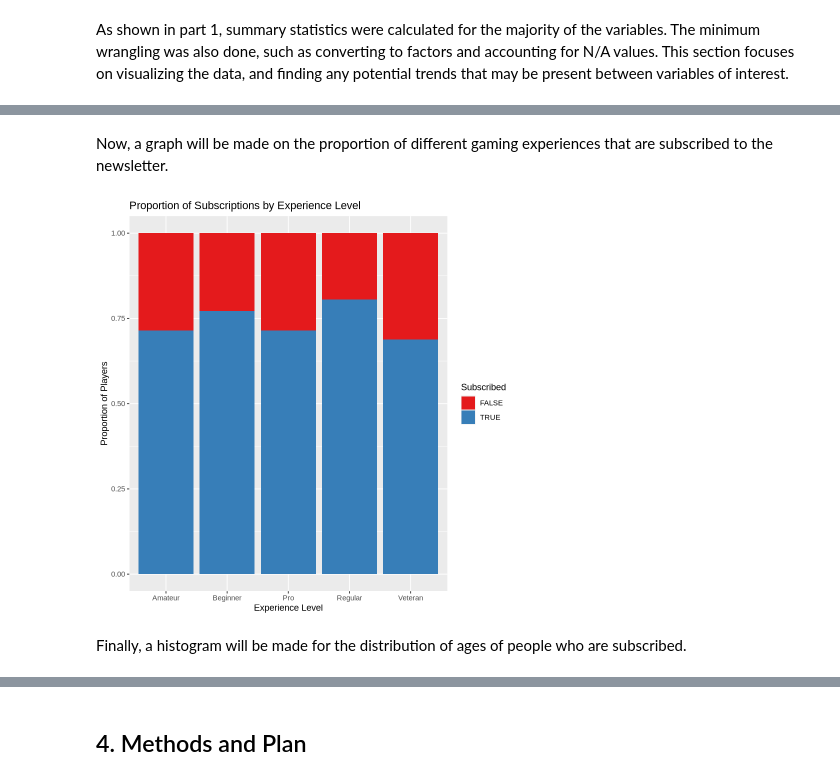
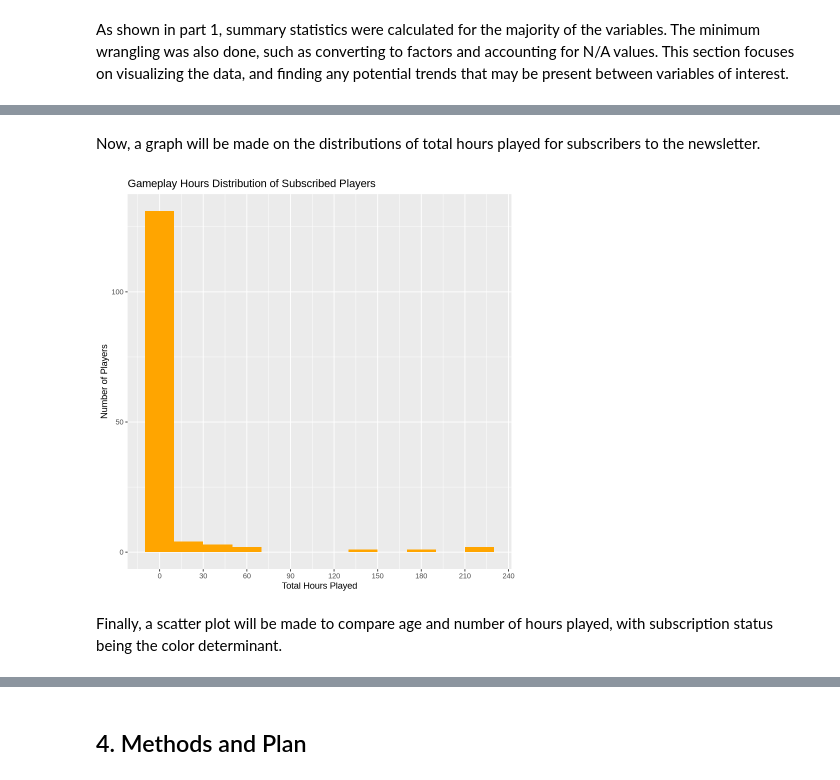
Before and after one commit to strikerjoseph734-glitch/individual_planning_project, a Jupyter notebook: planning_proposal.ipynb, the cells around one changed output, grey strips where cells are left out. Cells and saved outputs as stored; diff of their text form; code cells hidden in the pictures.

```diff
--- a/planning_proposal.ipynb
+++ b/planning_proposal.ipynb
@@ -235,19 +238,17 @@ gender_prop
 # %% [markdown]
-Now, a graph will be made on the proportion of different gaming experiences that are subscribed to the newsletter.
+Now, a graph will be made on the distributions of total hours played for subscribers to the newsletter.
 # %%
-experience_prop <- ggplot(players_factor, aes(x = experience, fill = subscribe)) +
-  geom_bar(position = "fill") +
-  scale_fill_brewer(palette = "Set1") +
-  labs(
-    title = "Proportion of Subscriptions by Experience Level",
-    x = "Experience Level",
-    y = "Proportion of Players",
-    fill = "Subscribed"
-  )
+hours_yes_plot <- ggplot(players_yes_factor, aes(x = played_hours)) +
+  geom_histogram(fill = "Orange",
+                 binwidth = 20) +
+  scale_x_continuous(n.breaks = 10)+
+  labs(title = "Gameplay Hours Distribution of Subscribed Players",
+       x = "Total Hours Played",
+       y = "Number of Players")
 
-experience_prop
+hours_yes_plot
 # %% [output]
-[figure, old version]
+[figure, new version]
 # %% [markdown]
-Finally, a histogram will be made for the distribution of ages of people who are subscribed.
+Finally, a scatter plot will be made to compare age and number of hours played, with subscription status being the color determinant.
 # %%
```
Also changed, not shown: parts of 8 cells of this notebook.
